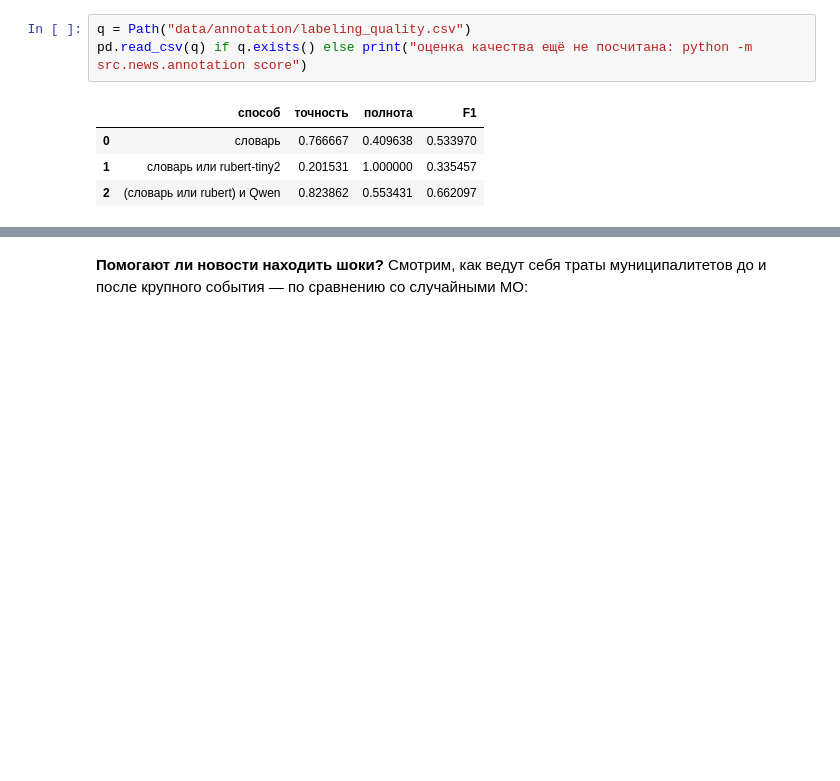
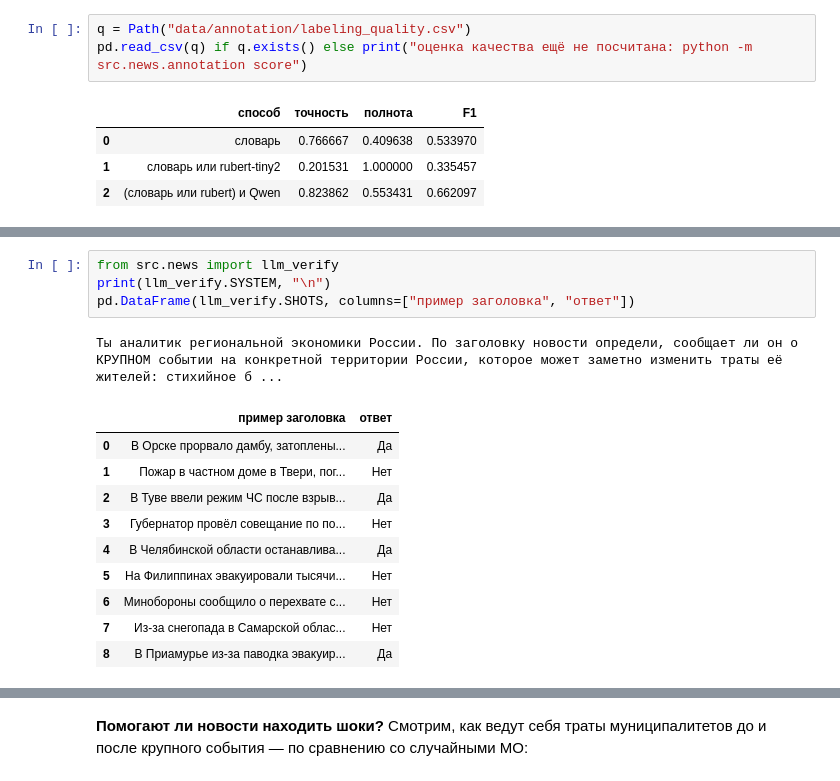
Before and after one commit to ruslankoleso/sberindex-forecast-shocks, a Jupyter notebook: notebooks/solution.ipynb, the cells around one changed output, grey strips where cells are left out. Saved outputs shown, nothing was run; the diff lists cells and outputs as text; blank space fills up the shorter version.

```diff
--- a/notebooks/solution.ipynb
+++ b/notebooks/solution.ipynb
@@ -332,0 +335,16 @@ pd.read_csv(q) if q.exists() else print("оценка качества ещё н
+# %%
+from src.news import llm_verify
+print(llm_verify.SYSTEM, "\n")
+pd.DataFrame(llm_verify.SHOTS, columns=["пример заголовка", "ответ"])
+# %% [output]
+Ты аналитик региональной экономики России. По заголовку новости определи, сообщает ли он о КРУПНОМ событии на конкретной территории России, которое может заметно изменить траты её жителей: стихийное б ...
+|  | пример заголовка | ответ |
+| 0 | В Орске прорвало дамбу, затоплены... | Да |
+| 1 | Пожар в частном доме в Твери, пог... | Нет |
+| 2 | В Туве ввели режим ЧС после взрыв... | Да |
+| 3 | Губернатор провёл совещание по по... | Нет |
+| 4 | В Челябинской области останавлива... | Да |
+| 5 | На Филиппинах эвакуировали тысячи... | Нет |
+| 6 | Минобороны сообщило о перехвате с... | Нет |
+| 7 | Из-за снегопада в Самарской облас... | Нет |
+| 8 | В Приамурье из-за паводка эвакуир... | Да |
```
Also changed, not shown: parts of 3 cells of this notebook, 1 other file.
